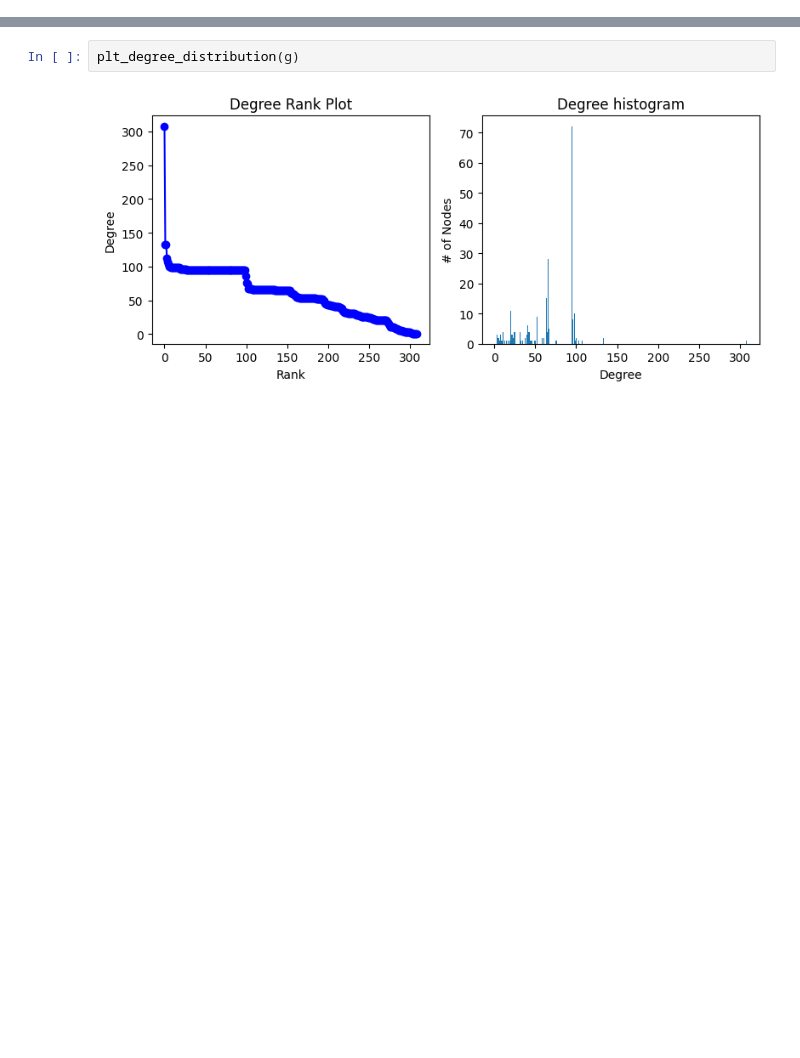
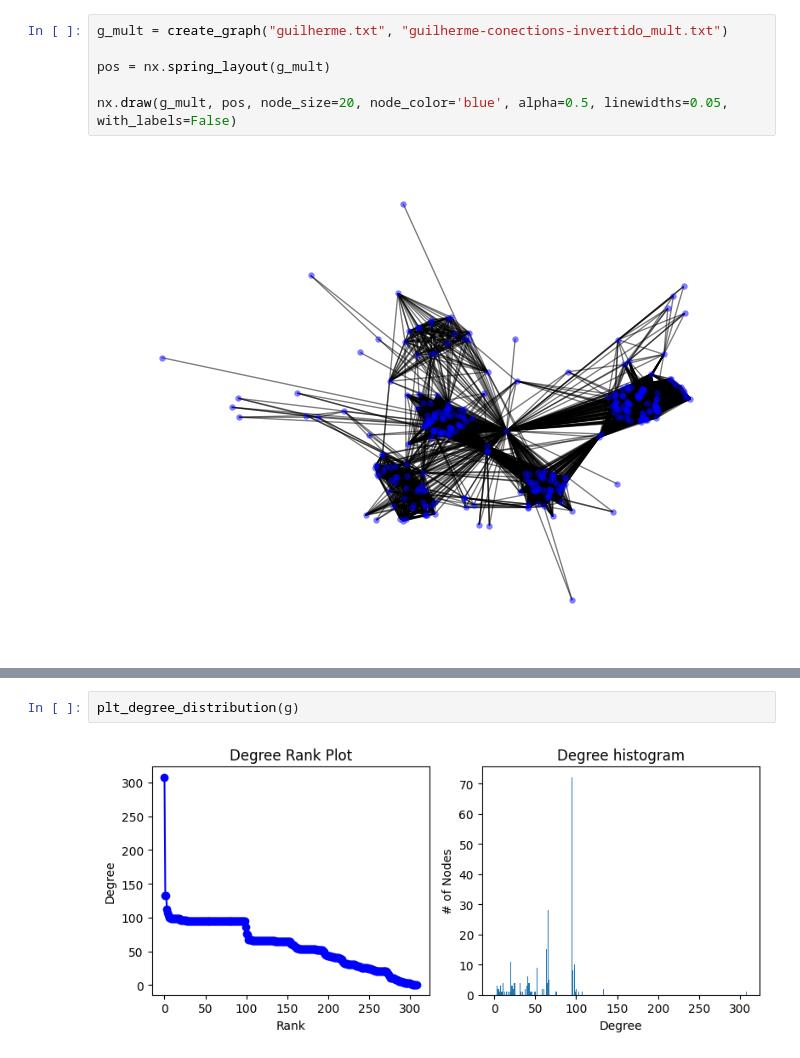
Before and after one commit to dudu-miranda/tp-redesComplexas, a Jupyter notebook: graf.ipynb, the cells around one changed output, grey strips where cells are left out. Saved outputs shown, nothing was run; the diff lists cells and outputs as text; blank space fills up the shorter version.

```diff
--- a/graf.ipynb
+++ b/graf.ipynb
@@ -24,0 +336,8 @@ nx.draw(remove, pos, node_size=20, node_color='blue', alpha=0.5, linewidths=0.05
+# %%
+g_mult = create_graph("guilherme.txt", "guilherme-conections-invertido_mult.txt")
+
+pos = nx.spring_layout(g_mult)
+
+nx.draw(g_mult, pos, node_size=20, node_color='blue', alpha=0.5, linewidths=0.05, with_labels=False)
+# %% [output]
+[figure, added]
```
Also changed, not shown: parts of 31 cells of this notebook.
